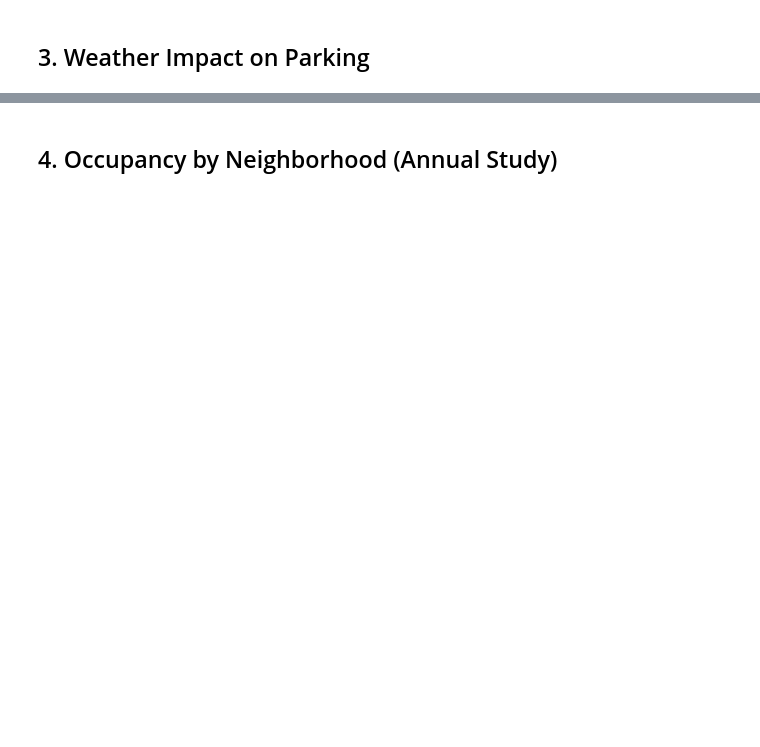
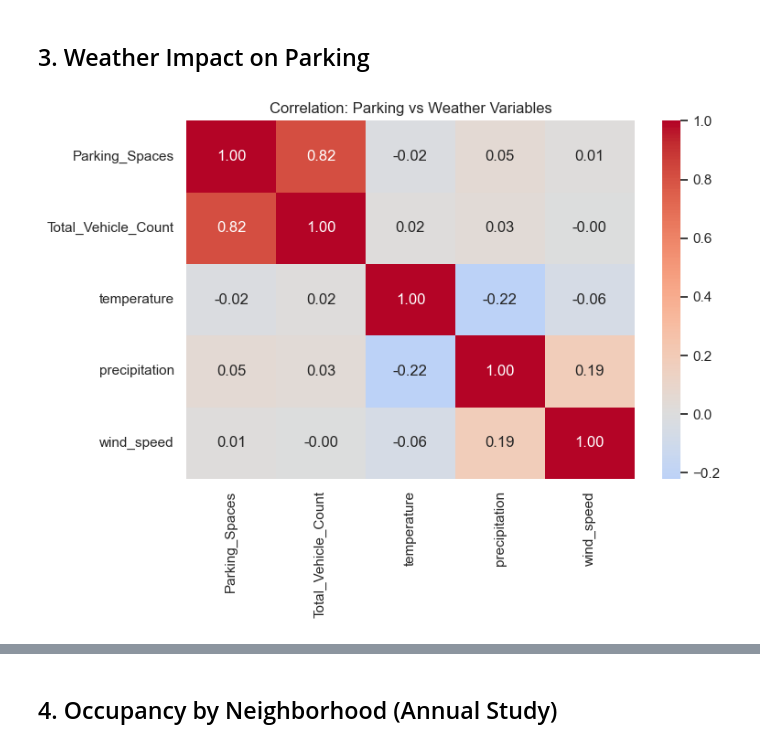
Before and after one commit to kmohammedsu/seattle-parking-weather-analysis, a Jupyter notebook: notebooks/02_eda.ipynb, the cells around one changed output, grey strips where cells are left out. Saved outputs shown, nothing was run; the diff lists cells and outputs as text; code cells hidden in the pictures; blank space fills up the shorter version.

```diff
--- a/notebooks/02_eda.ipynb
+++ b/notebooks/02_eda.ipynb
@@ -58,14 +62,18 @@ plt.show()
 # %%
 merged['hour'] = merged['Date Time'].dt.hour
 numeric_cols = ['Parking_Spaces', 'Total_Vehicle_Count', 'temperature', 'precipitation', 'wind_speed']
 corr = merged[numeric_cols].corr()
-
+os.makedirs(VIZ / 'merged', exist_ok=True)
 plt.figure(figsize=(8, 6))
 sns.heatmap(corr, annot=True, fmt='.2f', cmap='coolwarm', center=0)
 plt.title('Correlation: Parking vs Weather Variables')
 plt.tight_layout()
 plt.savefig(VIZ / 'merged/weather_parking_correlation.png', dpi=150)
+import os
+
 plt.show()
+# %% [output]
+[figure, added]
 # %%
 merged['is_raining'] = merged['precipitation'] > 0.5
 rain_effect = merged.groupby('is_raining')['Total_Vehicle_Count'].mean()
```
Also changed, not shown: parts of 7 cells of this notebook, 11 other files.
